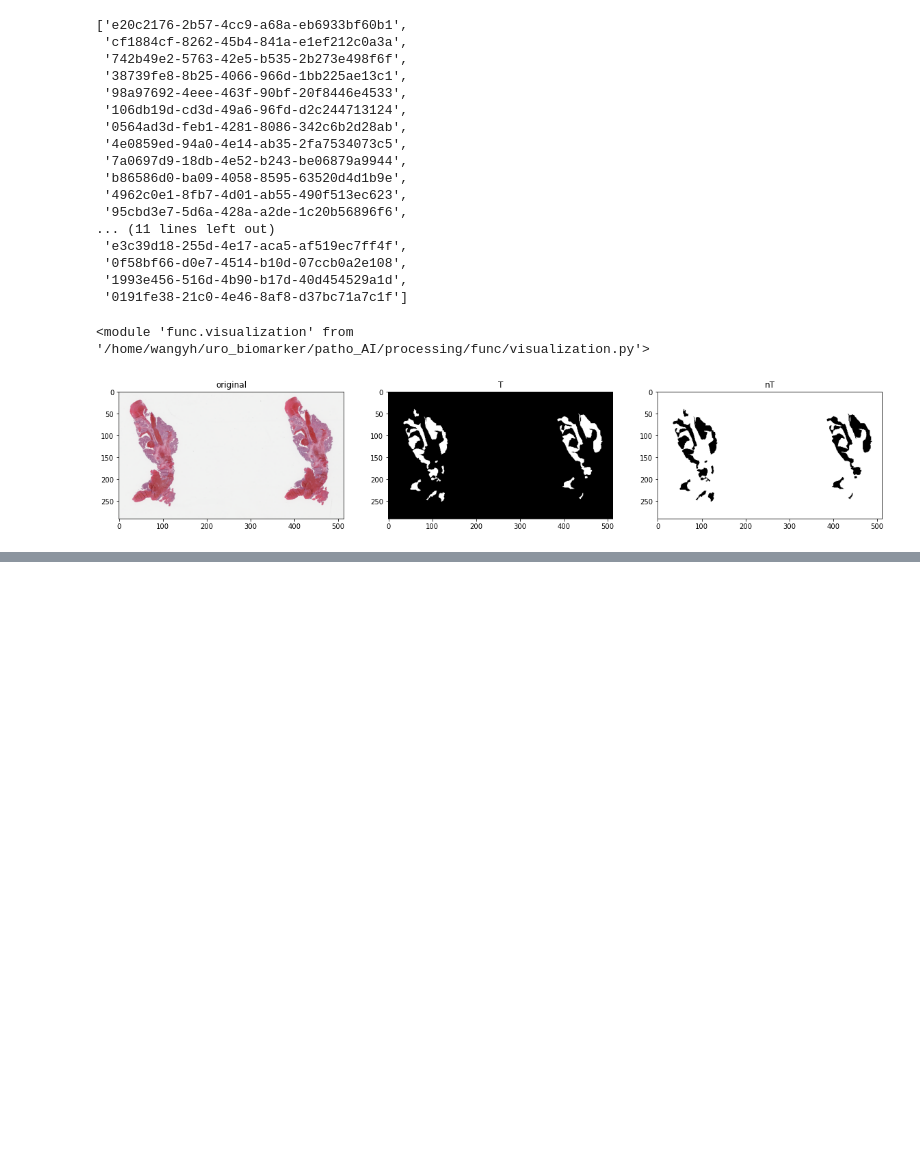
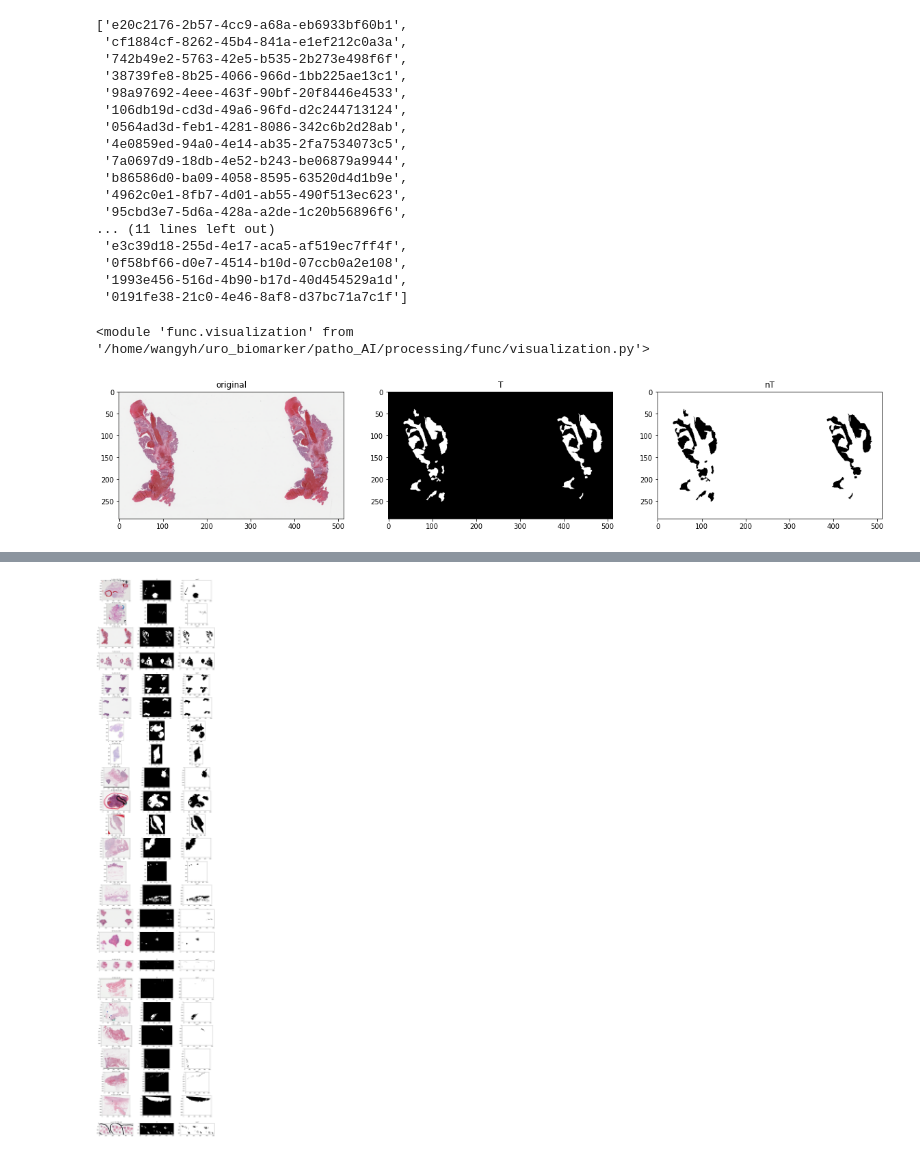
Before and after one commit to wangyh97/patho_AI, a Jupyter notebook: processing/get_marked_slides.ipynb, the cells around one changed output, grey strips where cells are left out. Saved outputs shown, nothing was run; the diff lists cells and outputs as text; code cells hidden in the pictures; blank space fills up the shorter version.

```diff
--- a/processing/get_marked_slides.ipynb
+++ b/processing/get_marked_slides.ipynb
@@ -263,6 +267,6 @@ og,T,nT = visualization.show_wsi_with_mark('742b49e2-5763-42e5-b535-2b273e498f6f
 # %% [output]
 [figure]
 # %%
-visualization.show_wsis_with_marks(ls_Not,figsize = (20,100))
+figseq,titles = visualization.show_wsis_with_marks(ls_Not,figsize = (20,100),ret = True)
 # %% [output]
 start drawing e20c2176-2b57-4cc9-a68a-eb6933bf60b1
@@ -280,0 +277,7 @@ start drawing 106db19d-cd3d-49a6-96fd-d2c244713124
+# %%
+for i,fig in enumerate(figseq):
+    if i%3 != 0:
+        figseq[i] = visualization.pixel_255(fig,threshold = 0.1)
+visualization.ploting(rows = len(figseq)//3,cols=3,figseq = figseq,title= titles,figsize = (20,100))
+# %% [output]
+[figure, added]
```
Also changed, not shown: parts of 3 cells of this notebook, 9 other files.
